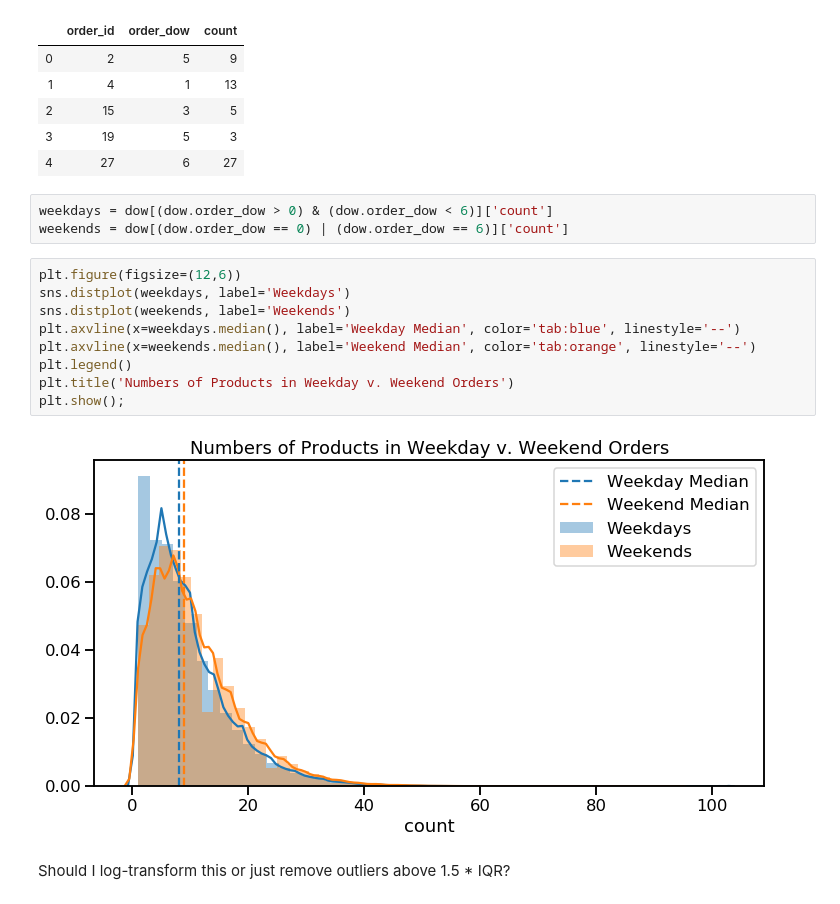
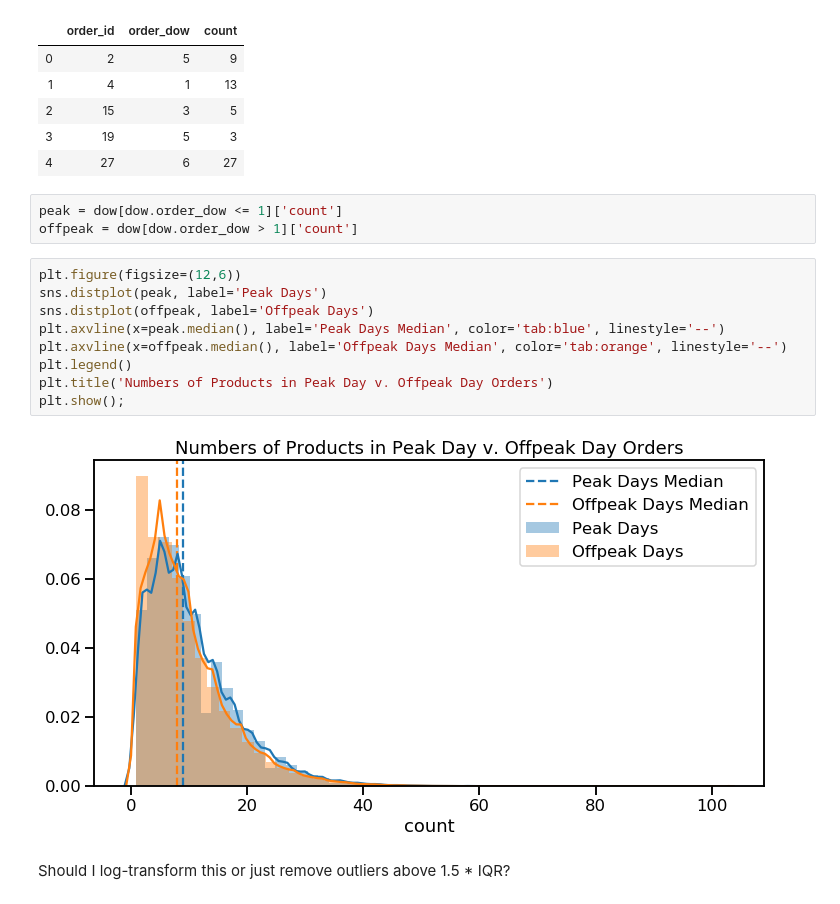
Before and after one commit to jrkreiger/instacart-analysis, a Jupyter notebook: instacart-analysis.ipynb, the cells around one changed output. Saved outputs shown, nothing was run; the diff lists cells and outputs as text.

```diff
--- a/instacart-analysis.ipynb
+++ b/instacart-analysis.ipynb
@@ -735,19 +735,19 @@ dow.head()
 | 3 | 19 | 5 | 3 |
 | 4 | 27 | 6 | 27 |
 # %%
-weekdays = dow[(dow.order_dow > 0) & (dow.order_dow < 6)]['count']
-weekends = dow[(dow.order_dow == 0) | (dow.order_dow == 6)]['count']
+peak = dow[dow.order_dow <= 1]['count']
+offpeak = dow[dow.order_dow > 1]['count']
 # %%
 plt.figure(figsize=(12,6))
-sns.distplot(weekdays, label='Weekdays')
-sns.distplot(weekends, label='Weekends')
-plt.axvline(x=weekdays.median(), label='Weekday Median', color='tab:blue', linestyle='--')
-plt.axvline(x=weekends.median(), label='Weekend Median', color='tab:orange', linestyle='--')
+sns.distplot(peak, label='Peak Days')
+sns.distplot(offpeak, label='Offpeak Days')
+plt.axvline(x=peak.median(), label='Peak Days Median', color='tab:blue', linestyle='--')
+plt.axvline(x=offpeak.median(), label='Offpeak Days Median', color='tab:orange', linestyle='--')
 plt.legend()
-plt.title('Numbers of Products in Weekday v. Weekend Orders')
+plt.title('Numbers of Products in Peak Day v. Offpeak Day Orders')
 plt.show();
 # %% [output]
-[figure, old version]
+[figure, new version]
 # %% [markdown]
 Should I log-transform this or just remove outliers above 1.5 * IQR?
 # %%
```
Also changed, not shown: parts of 21 cells of this notebook.
